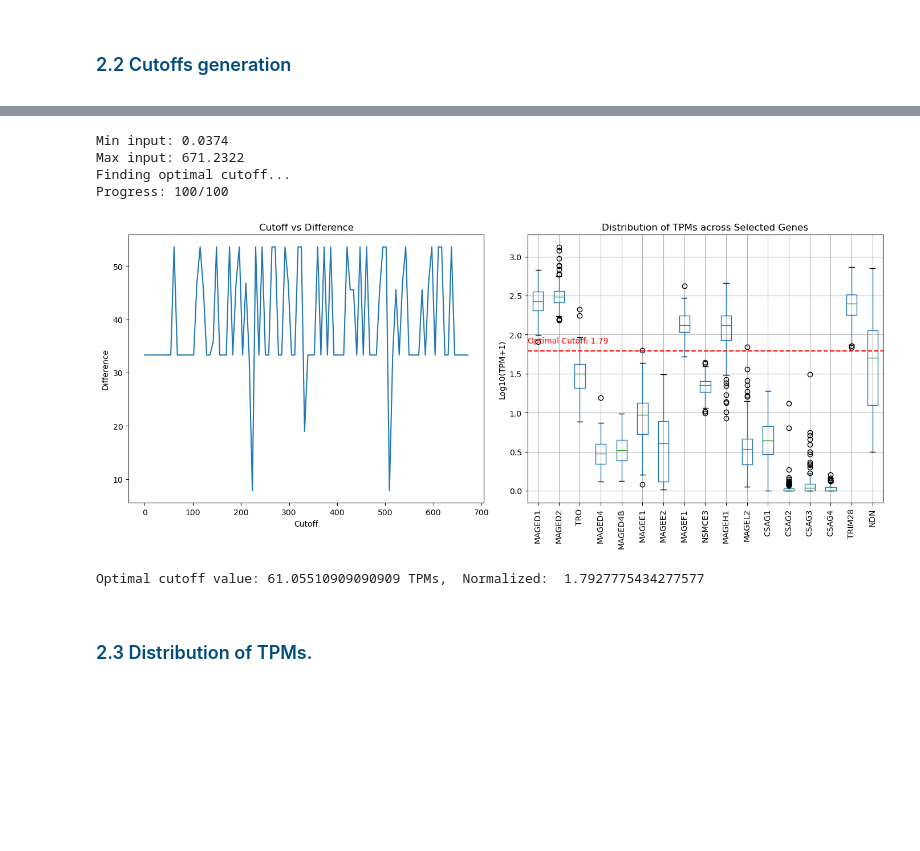
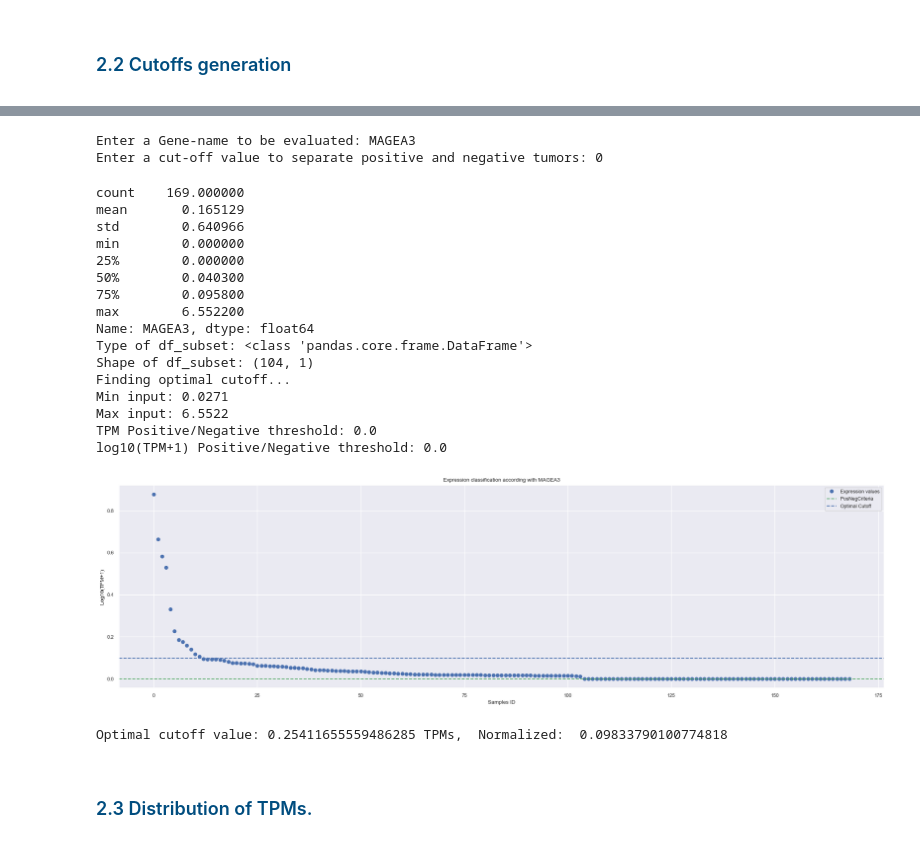
Before and after one commit to jidiaz/TCGA-TTU, a Jupyter notebook: TC3R/Output/TCGA.ipynb, the cells around one changed output, grey strips where cells are left out. Saved outputs shown, nothing was run; the diff lists cells and outputs as text; code cells hidden in the pictures; blank space fills up the shorter version.

```diff
--- a/TC3R/Output/TCGA.ipynb
+++ b/TC3R/Output/TCGA.ipynb
@@ -76,18 +58,0 @@ df.head(4)
-# %%
-#Cross GO code with Gene names
-dataset2='C:\\Users\\TTUSVM\\Documents\\GitHub\\TCGA-TTU\\TC3R\\Input\TCGA-06-0132-01A'
-df2 = pd.read_csv(dataset2, sep='\t',header=1, index_col=0)
-df2.index = df2.index.str.split(".").str[0]
-df2
-
-# Create a dictionary to cross gene names and GO code
-column_mapping = {}
-for column_name in df.columns:
-    for column_value in df2.index:
-        if column_value in column_name:
-            column_mapping[column_name] = df2.loc[column_value, 'gene_name']
-            break
-
-# Rename columns on dataset1
-df.rename(columns=column_mapping, inplace=True)
-df.head(2)
@@ -337,5 +191,0 @@ def find_optimal_cutoff_type1(df, genes, zero_threshold=0.5):
-# %%
-Type1= [ "MAGEA1", "MAGEA2", "MAGEA2B", "MAGEA3", "MAGEA4", "MAGEA5", "MAGEA6", "MAGEA7P", "MAGEA8", "MAGEA9", "MAGEA9B", "MAGEA10", "MAGEA11", "MAGEA12", "MAGEB1", "MAGEB2", "MAGEB3", "MAGEB4", "MAGEB5", "MAGEB6", "MAGEB10", "MAGEB16", "MAGEB17", "MAGEB18", "MAGEC1", "MAGEC2", "MAGEC3"]
-
-cutoff_value, optimal_diff, optimal_labels, optimal_centroids = find_optimal_cutoff_type1(df_numeric, Type1)
-print("Optimal cutoff value:", cutoff_value ,"TPMs, ", "Normalized: ", np.log10(cutoff_value +1))
@@ -423,11 +191,0 @@ def find_optimal_cutoff_Type2(df, genes):
-# %%
-Type2= ["MAGED1", "MAGED2", "TRO","MAGED4","MAGED4B", "MAGEE1", "MAGEE2", "MAGEF1", "NSMCE3","MAGEH1", "MAGEL2", "CSAG1", "CSAG2", "CSAG3", "CSAG4", "TRIM28", "NDN"] #type2
-cutoff_value, optimal_diff, optimal_labels, optimal_centroids = find_optimal_cutoff_Type2(df_numeric, Type2)
-print("Optimal cutoff value:", cutoff_value ,"TPMs, ", "Normalized: ", np.log10(cutoff_value +1))
-# %% [output]
-Min input: 0.0374
-Max input: 671.2322
-Finding optimal cutoff...
-Progress: 100/100
-[figure, removed]
-Optimal cutoff value: 61.05510909090909 TPMs,  Normalized:  1.7927775434277577
@@ -434,3 +249,33 @@ Optimal cutoff value: 61.05510909090909 TPMs,  Normalized:  1.7927775434277577
+# %%
+GeneName=input("Enter a Gene-name to be evaluated: ")
+PosNegCriteria=float(input("Enter a cut-off value to separate positive and negative tumors: "))
+# %% [output]
+Enter a Gene-name to be evaluated: MAGEA3
+Enter a cut-off value to separate positive and negative tumors: 0
+# %%
+print(df[GeneName].describe())
+cutoff_value, optimal_diff, optimal_labels, optimal_centroids = find_optimal_cutoff(df_numeric, [GeneName], PosNegCriteria)
+if cutoff_value != -1:
+    print("Optimal cutoff value:", cutoff_value, "TPMs, ", "Normalized: ", np.log10(cutoff_value + 1))
+# %% [output]
+count    169.000000
+mean       0.165129
+std        0.640966
+min        0.000000
+25%        0.000000
+50%        0.040300
+75%        0.095800
+max        6.552200
+Name: MAGEA3, dtype: float64
+Type of df_subset: <class 'pandas.core.frame.DataFrame'>
+Shape of df_subset: (104, 1)
+Finding optimal cutoff...
+Min input: 0.0271
+Max input: 6.5522
+TPM Positive/Negative threshold: 0.0
+log10(TPM+1) Positive/Negative threshold: 0.0
+[figure, added]
+Optimal cutoff value: 0.25411655559486285 TPMs,  Normalized:  0.09833790100774818
 # %% [markdown]
 <h1><font color="#004D7F" size=4>2.3 Distribution of TPMs.</font></h1>
 # %%
```
Also changed, not shown: parts of 36 cells of this notebook, 2 other files.
